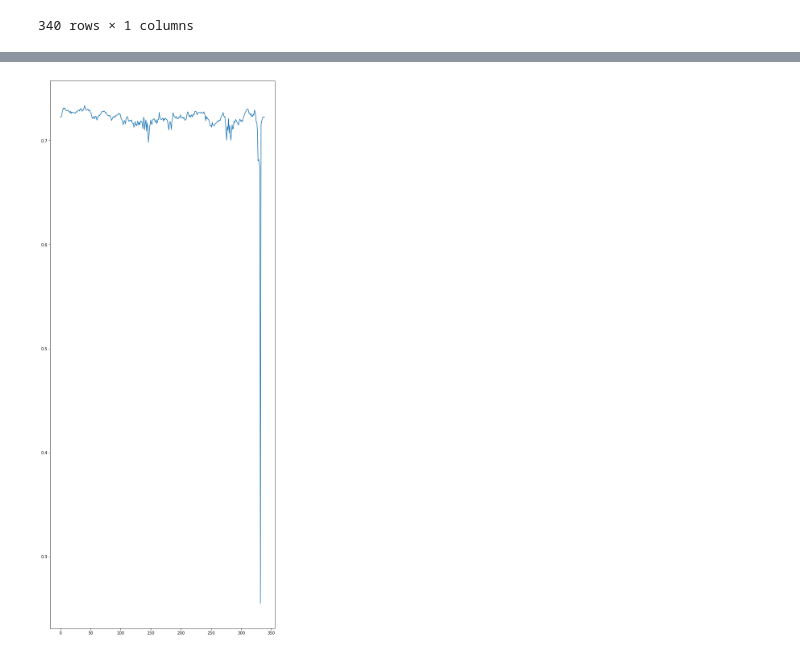
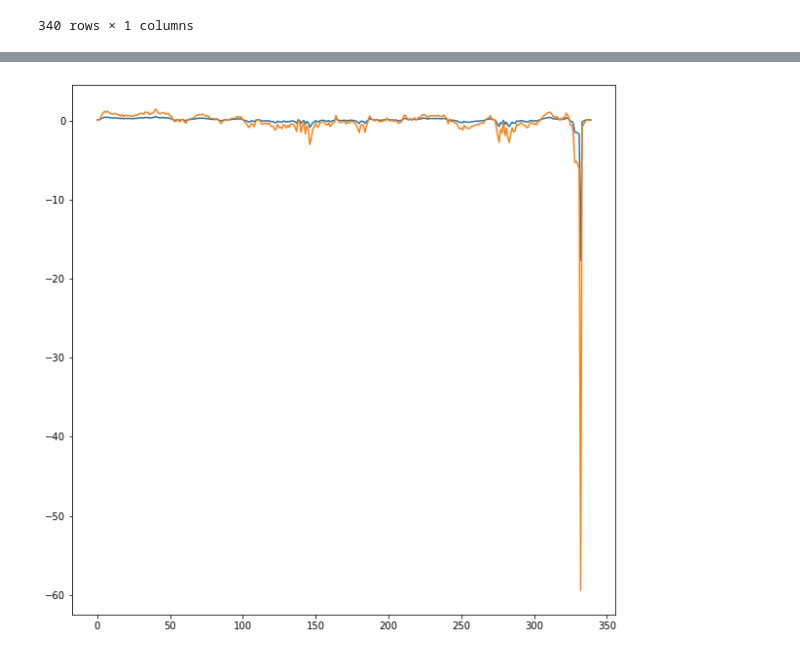
Before and after one commit to KNU-BrainAI-Capstone2021/SIB, a Jupyter notebook: examples/preprocessing/data_analyze.ipynb, the cells around one changed output, grey strips where cells are left out. Cells and saved outputs as stored; diff of their text form; code cells hidden in the pictures.

```diff
--- a/examples/preprocessing/data_analyze.ipynb
+++ b/examples/preprocessing/data_analyze.ipynb
@@ -75,8 +71,13 @@ array=[0.722763 0.722407 0.72379  0.727281 0.729255 0.731306 0.730358 0.731561
+# %%
+scaler = RobustScaler()
+scaler.fit(a)
+c = scaler.transform(a)
 # %%
-# plt.figure(figsize=(10, 25))
+plt.figure(figsize=(10, 10))
 
-# plt.plot(a)
+plt.plot(b)
+plt.plot(c)
 
-# plt.show()
+plt.show()
 # %% [output]
-[figure, old version]
+[figure, new version]
```
Also changed, not shown: parts of 4 cells of this notebook.
